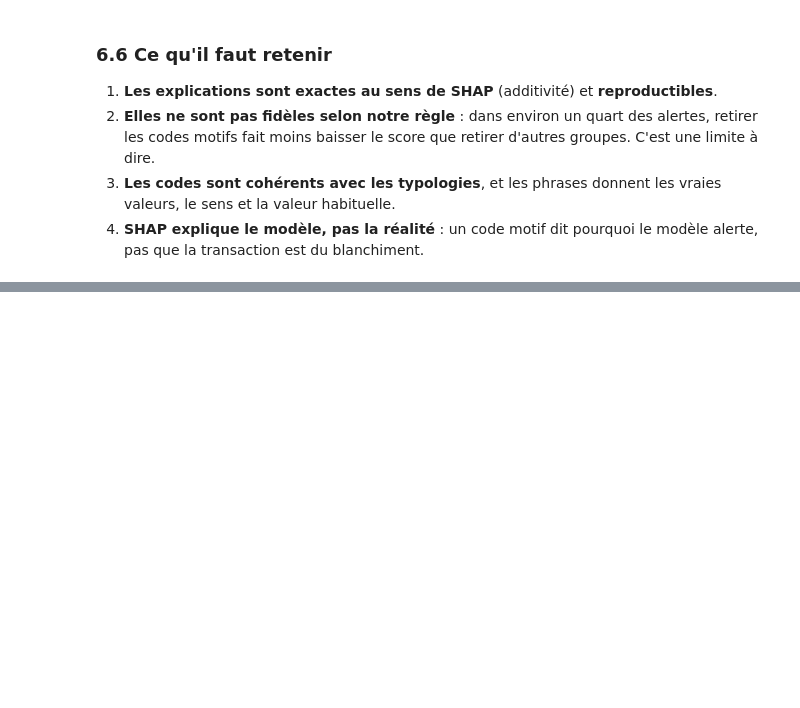
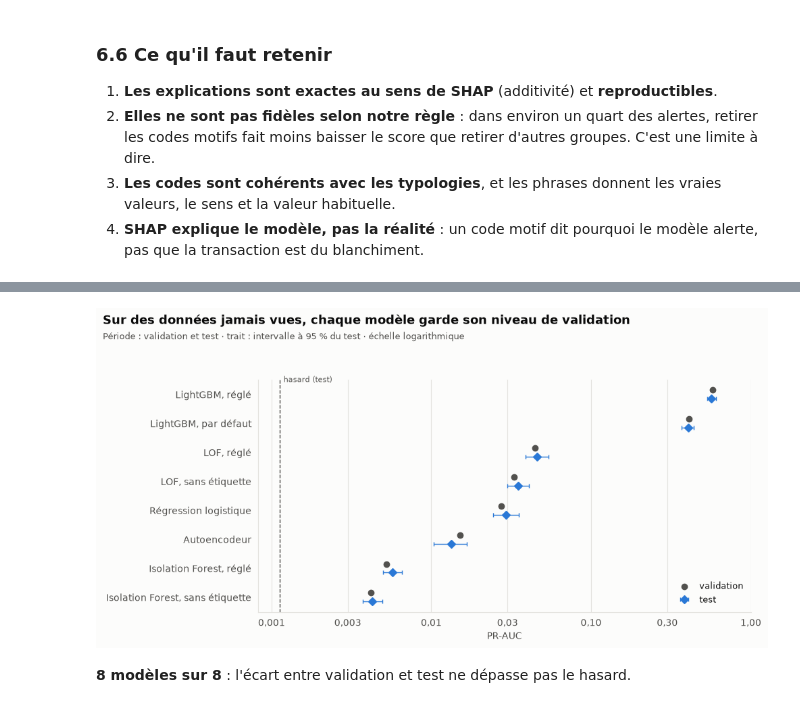
Before and after one commit to aljene307/aml-detection-xai, a Jupyter notebook: notebooks/projet_aml.ipynb, the cells around one changed output, grey strips where cells are left out. Drawn from its saved outputs; the diff is of its cells as text; code cells hidden in the pictures; blank space fills up the shorter version.

```diff
--- a/notebooks/projet_aml.ipynb
+++ b/notebooks/projet_aml.ipynb
@@ -1815,0 +1825,9 @@ note("**Diagnostic** : la règle tirait les groupes « au hasard » parmi les 13
+# %%
+test = lire("test.json")
+repetition = lire("repetition_validation.json")
+assert test["periode"] == "test" and test["correction"] is None
+assert test["configuration_identique"] and test["matrices_identiques"]
+note(f"Test : {fr(test['lignes'], 0)} transactions du {date_fr(test['debut'])} au "
+     f"{date_fr(pd.Timestamp(test['fin_exclue']) - pd.Timedelta(seconds=1))}, {fr(test['cas'], 0)} cas "
+     f"({fr(100 * test['taux'], 3)} %, contre {fr(100 * repetition['taux'], 3)} % en validation), "
+     f"{fr(test['jours'], 1)} jours.")
@@ -1815,0 +1841,45 @@ note("**Diagnostic** : la règle tirait les groupes « au hasard » parmi les 13
+# %%
+lignes = {}
+for nom, t in test["modeles"].items():
+    v = repetition["modeles"][nom]
+    bas, haut = t["pr_auc_intervalle_95"]
+    lignes[nom] = {
+        "PR-AUC validation": fr(v["pr_auc"], 4),
+        "PR-AUC test": fr(t["pr_auc"], 4),
+        "Intervalle à 95 % (test)": f"{fr(bas, 4)} à {fr(haut, 4)}",
+        "Écart dans le hasard": "oui" if bas <= v["pr_auc"] <= haut else "non",
+        "Fois le hasard (test)": fr(t["fois_le_hasard"], 0),
+    }
+table_test = pd.DataFrame(lignes).T
+display(table_test)
+
+ordre = sorted(test["modeles"], key=lambda n: test["modeles"][n]["pr_auc"])
+fig, ax = plt.subplots(figsize=(10, 4.8))
+titres(fig, "Sur des données jamais vues, chaque modèle garde son niveau de validation", "validation et test",
+       "trait : intervalle à 95 % du test · échelle logarithmique")
+y = np.arange(len(ordre))
+for decalage, periode, couleur, forme, nom_serie in [(0.15, repetition, ENCRE_2, "o", "validation"),
+                                                      (-0.15, test, BLEU, "D", "test")]:
+    valeurs = [periode["modeles"][n]["pr_auc"] for n in ordre]
+    if periode is test:
+        bas = [v - test["modeles"][n]["pr_auc_intervalle_95"][0] for n, v in zip(ordre, valeurs)]
+        haut = [test["modeles"][n]["pr_auc_intervalle_95"][1] - v for n, v in zip(ordre, valeurs)]
+        ax.errorbar(valeurs, y + decalage, xerr=[bas, haut], fmt=forme, color=couleur, ecolor=couleur,
+                    elinewidth=1, capsize=2, markersize=6, label=nom_serie)
+    else:
+        ax.scatter(valeurs, y + decalage, marker=forme, s=36, color=couleur, label=nom_serie, zorder=3)
+ax.axvline(test["taux"], color=ENCRE_2, linewidth=1, linestyle="--")
+ax.annotate("hasard (test)", (test["taux"], len(ordre) - 0.5), xytext=(4, 0), textcoords="offset points",
+            fontsize=8, color=ENCRE_2, va="center")
+ax.set_xscale("log")
+ax.set_xticks([0.001, 0.003, 0.01, 0.03, 0.1, 0.3, 1])
+ax.xaxis.set_major_formatter(FuncFormatter(lambda v, _: fr(v, 3) if v < 0.01 else fr(v, 2)))
+ax.set_yticks(y, ordre)
+ax.grid(axis="y", visible=False)
+ax.set_xlabel("PR-AUC")
+ax.legend(frameon=False, fontsize=9, loc="lower right")
+fig.tight_layout(rect=(0, 0, 1, 0.88))
+plt.show()
+dans_le_hasard = (table_test["Écart dans le hasard"] == "oui").sum()
+note(f"**{dans_le_hasard} modèles sur {len(table_test)}** : l'écart entre validation et test ne dépasse pas le hasard.")
+# %% [output]
@@ -1815,0 +1895,2 @@ note("**Diagnostic** : la règle tirait les groupes « au hasard » parmi les 13
+[figure, added]
+**8 modèles sur 8** : l'écart entre validation et test ne dépasse pas le hasard.
```
Also changed, not shown: parts of 12 cells of this notebook.
